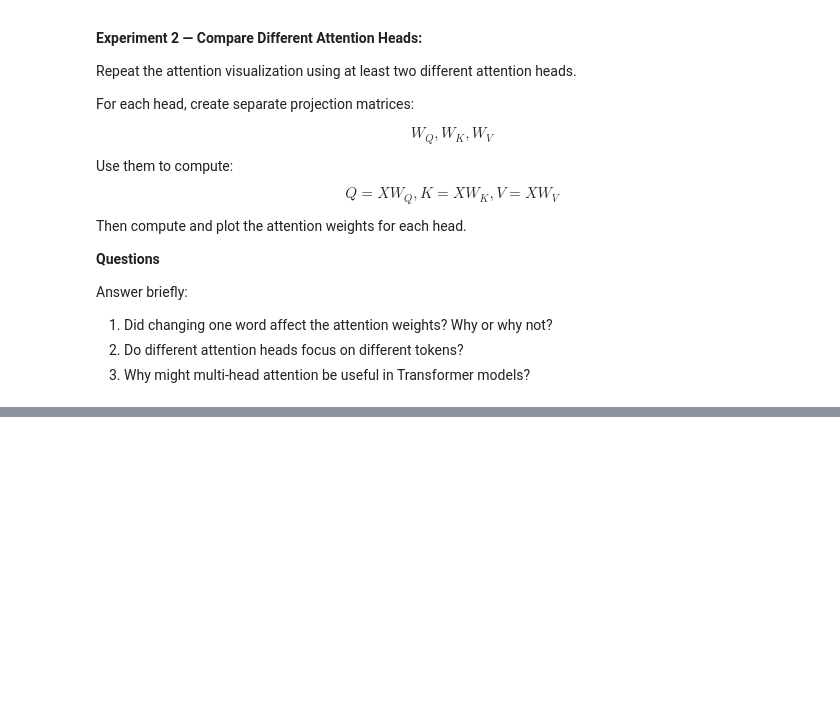
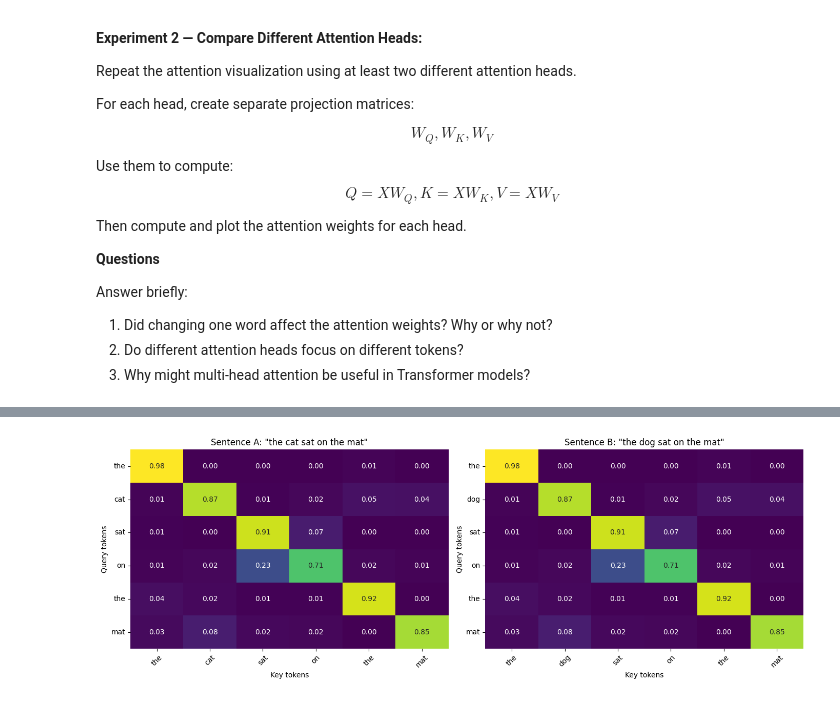
Before and after one commit to MGhanayim/qlora-finetuning-and-attention, a Jupyter notebook: From_Finetuning_to_Attention_Inside_LLMs.ipynb, the cells around one changed output, grey strips where cells are left out. Saved outputs shown, nothing was run; the diff lists cells and outputs as text; code cells hidden in the pictures; blank space fills up the shorter version.

```diff
--- a/From_Finetuning_to_Attention_Inside_LLMs.ipynb
+++ b/From_Finetuning_to_Attention_Inside_LLMs.ipynb
@@ -1811,0 +1833,37 @@ Answer briefly:
+# %%
+def attention_heatmap(sentence: str, ax, title: str, seed: int = 42, d_model: int = 16):
+    """Tokenize `sentence`, build random embeddings under `seed`, compute self-attention
+    via the Task 2.1 function, and draw a heatmap on the given matplotlib Axes."""
+    tokens = sentence.split()
+    seq_len = len(tokens)
+
+    torch.manual_seed(seed)
+    embeddings = torch.randn(seq_len, d_model)
+    Q = K = V = embeddings
+
+    _, attn = scaled_dot_product_attention(Q, K, V)
+
+    sns.heatmap(
+        attn.detach().numpy(),
+        xticklabels=tokens,
+        yticklabels=tokens,
+        cmap="viridis",
+        annot=True,
+        fmt=".2f",
+        ax=ax,
+        cbar=False,
+    )
+    ax.set_title(title)
+    ax.set_xlabel("Key tokens")
+    ax.set_ylabel("Query tokens")
+    ax.tick_params(axis="x", rotation=45)
+    ax.tick_params(axis="y", rotation=0)
+
+
+fig, axes = plt.subplots(1, 2, figsize=(14, 5))
+attention_heatmap("the cat sat on the mat", axes[0], 'Sentence A: "the cat sat on the mat"')
+attention_heatmap("the dog sat on the mat", axes[1], 'Sentence B: "the dog sat on the mat"')
+plt.tight_layout()
+plt.show()
+# %% [output]
+[figure, added]
```
Also changed, not shown: parts of 26 cells of this notebook.
